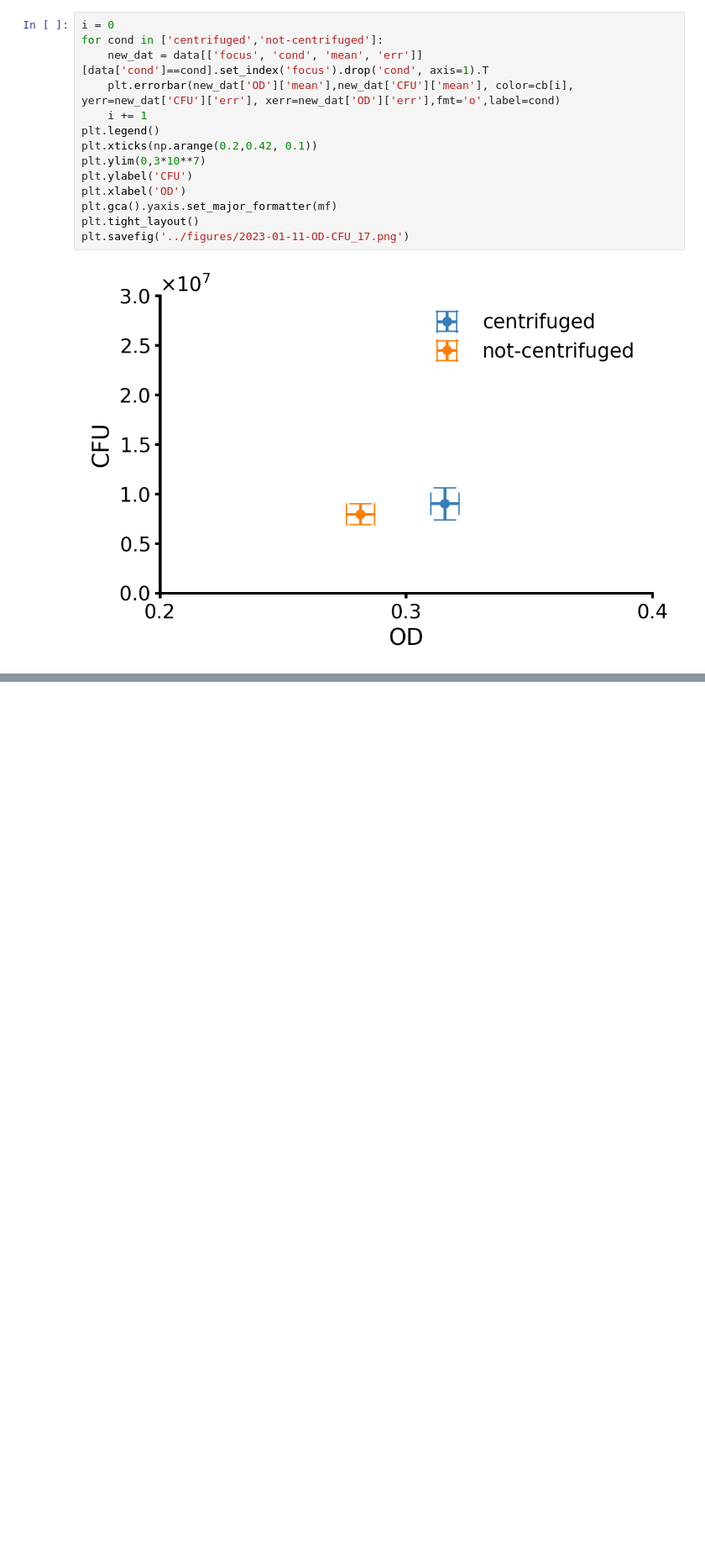
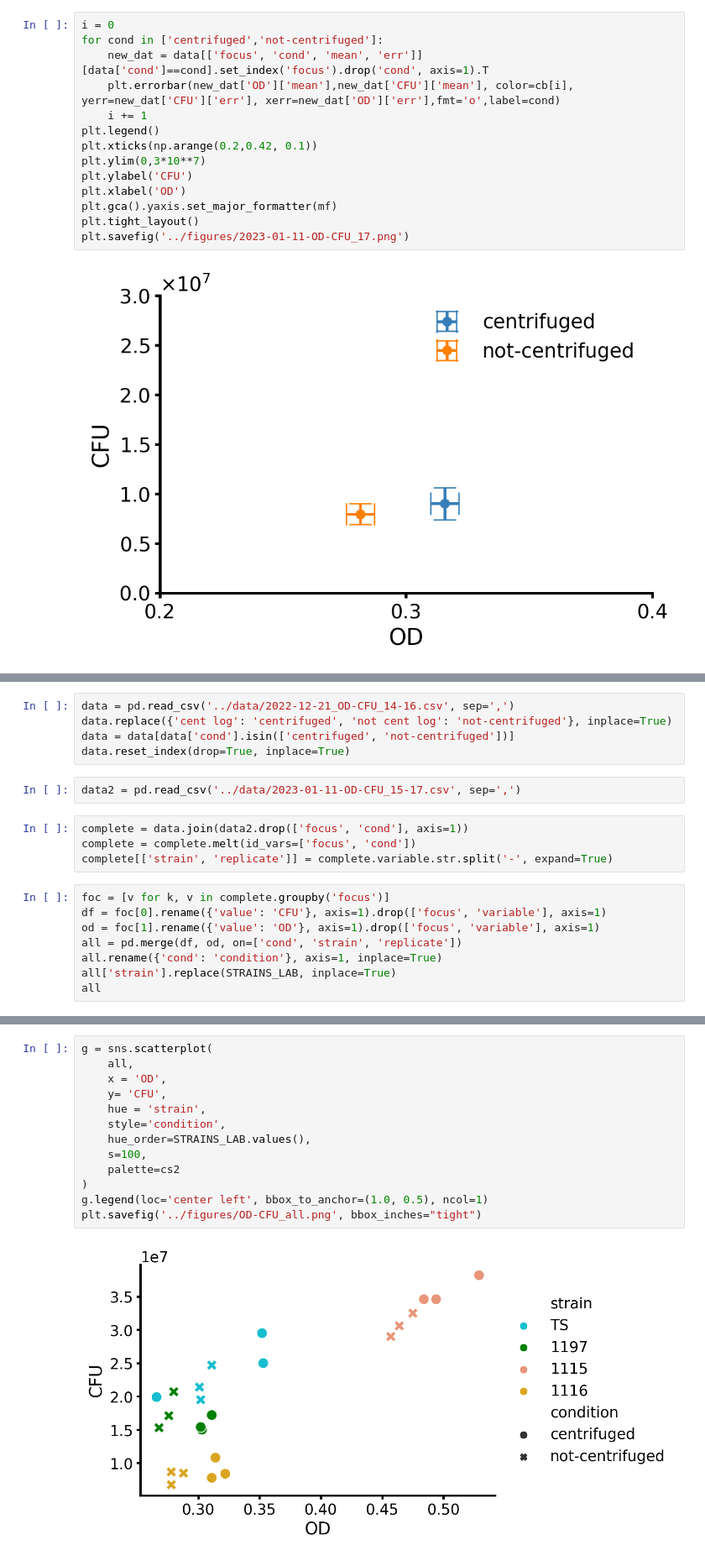
Before and after one commit to draeger-lab/C_striatum_wetlab, a Jupyter notebook: supporting_experiments/code/OD-CFU.ipynb, the cells around one changed output, grey strips where cells are left out. Shown at 84% size. Cells and saved outputs as stored; diff of their text form; blank space fills up the shorter version.

```diff
--- a/supporting_experiments/code/OD-CFU.ipynb
+++ b/supporting_experiments/code/OD-CFU.ipynb
@@ -187,0 +194,19 @@ plt.savefig('../figures/2023-01-11-OD-CFU_17.png')
+# %%
+data = pd.read_csv('../data/2022-12-21_OD-CFU_14-16.csv', sep=',')
+data.replace({'cent log': 'centrifuged', 'not cent log': 'not-centrifuged'}, inplace=True)
+data = data[data['cond'].isin(['centrifuged', 'not-centrifuged'])]
+data.reset_index(drop=True, inplace=True)
+# %%
+data2 = pd.read_csv('../data/2023-01-11-OD-CFU_15-17.csv', sep=',')
+# %%
+complete = data.join(data2.drop(['focus', 'cond'], axis=1))
+complete = complete.melt(id_vars=['focus', 'cond'])
+complete[['strain', 'replicate']] = complete.variable.str.split('-', expand=True)
+# %%
+foc = [v for k, v in complete.groupby('focus')]
+df = foc[0].rename({'value': 'CFU'}, axis=1).drop(['focus', 'variable'], axis=1)
+od = foc[1].rename({'value': 'OD'}, axis=1).drop(['focus', 'variable'], axis=1)
+all = pd.merge(df, od, on=['cond', 'strain', 'replicate'])
+all.rename({'cond': 'condition'}, axis=1, inplace=True)
+all['strain'].replace(STRAINS_LAB, inplace=True)
+all
@@ -187,0 +231,15 @@ plt.savefig('../figures/2023-01-11-OD-CFU_17.png')
+# %%
+g = sns.scatterplot(
+    all,
+    x = 'OD',
+    y= 'CFU',
+    hue = 'strain',
+    style='condition',
+    hue_order=STRAINS_LAB.values(),
+    s=100,
+    palette=cs2
+)
+g.legend(loc='center left', bbox_to_anchor=(1.0, 0.5), ncol=1)
+plt.savefig('../figures/OD-CFU_all.png', bbox_inches="tight")
+# %% [output]
+[figure, added]
```
Also changed, not shown: parts of 3 cells of this notebook, 5 other files.
